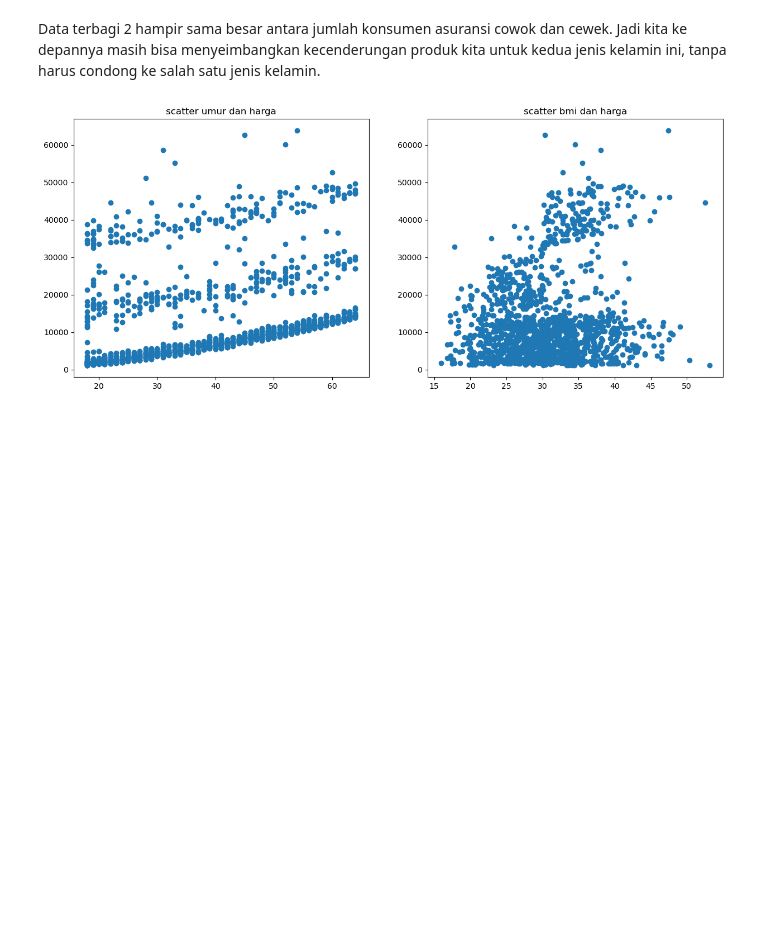
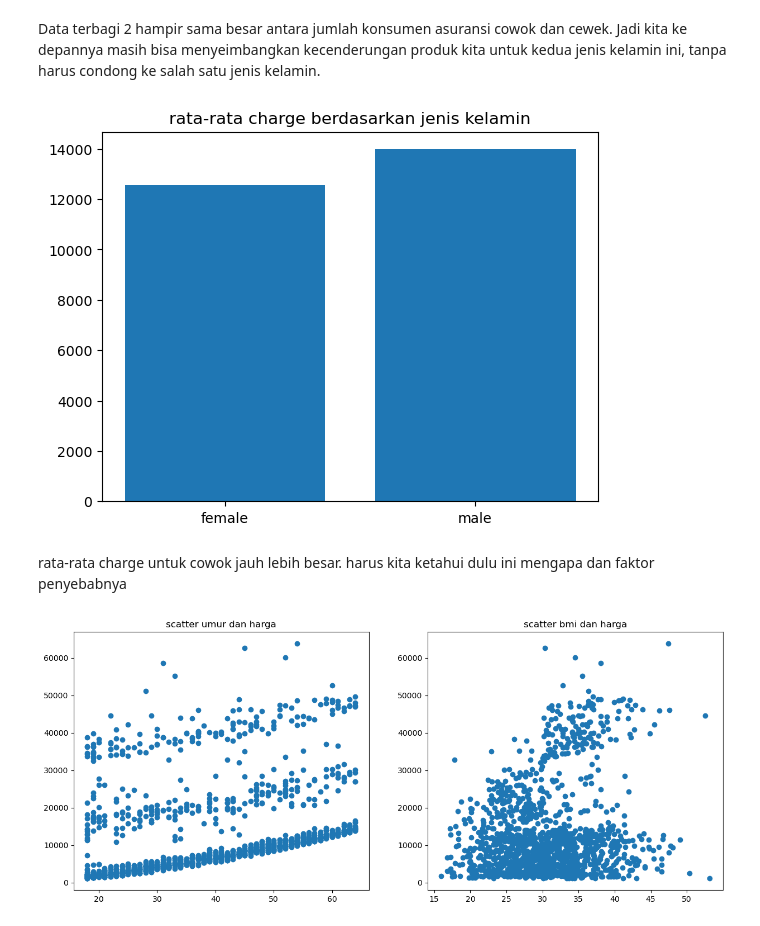
Before and after one commit to asanmaulana/kumpulan_ngc, a Jupyter notebook: h8dsft_ngc_ml_w1.ipynb, the cells around one changed output. Saved outputs shown, nothing was run; the diff lists cells and outputs as text; code cells hidden in the pictures; blank space fills up the shorter version.

```diff
--- a/h8dsft_ngc_ml_w1.ipynb
+++ b/h8dsft_ngc_ml_w1.ipynb
@@ -99,0 +107,3 @@ untuk kolom charges range nya yaitu 62 ribuan dan rata2 itu 13200 an namun ini k
+# %%
+df.drop_duplicates(inplace=True)
+df.duplicated().sum()
@@ -156,6 +179,20 @@ plt.show()
 [figure]
 # %% [markdown]
 Data terbagi 2 hampir sama besar antara jumlah konsumen asuransi cowok dan cewek. Jadi kita ke depannya masih bisa menyeimbangkan kecenderungan produk kita untuk kedua jenis kelamin ini, tanpa harus condong ke salah satu jenis kelamin.
+# %%
+list_rata_kelamin =[]
+kelamin= df['sex'].unique()
+for i in kelamin :
+    rata_kelamin = df[df['sex']== i]['charges'].mean()
+    list_rata_kelamin.append(rata_kelamin)
+
+plt.bar(x = kelamin, height=list_rata_kelamin)
+plt.title('rata-rata charge berdasarkan jenis kelamin')
+plt.show()
+# %% [output]
+[figure, added]
+# %% [markdown]
+rata-rata charge untuk cowok jauh lebih besar. harus kita ketahui dulu ini mengapa dan faktor penyebabnya
 # %%
 plt.figure (figsize= (15,6))
 plt.subplot(1,2,1)
```
Also changed, not shown: parts of 62 cells of this notebook.
